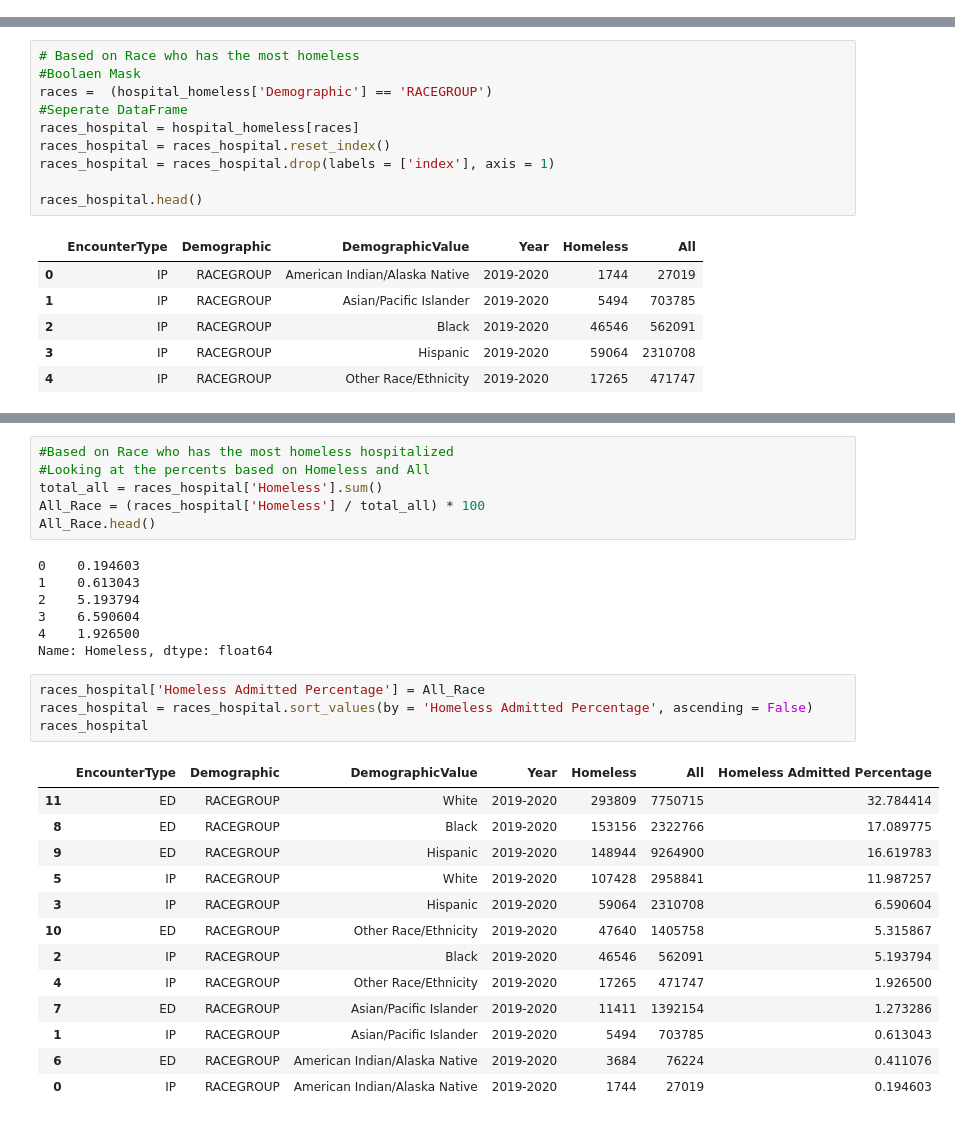
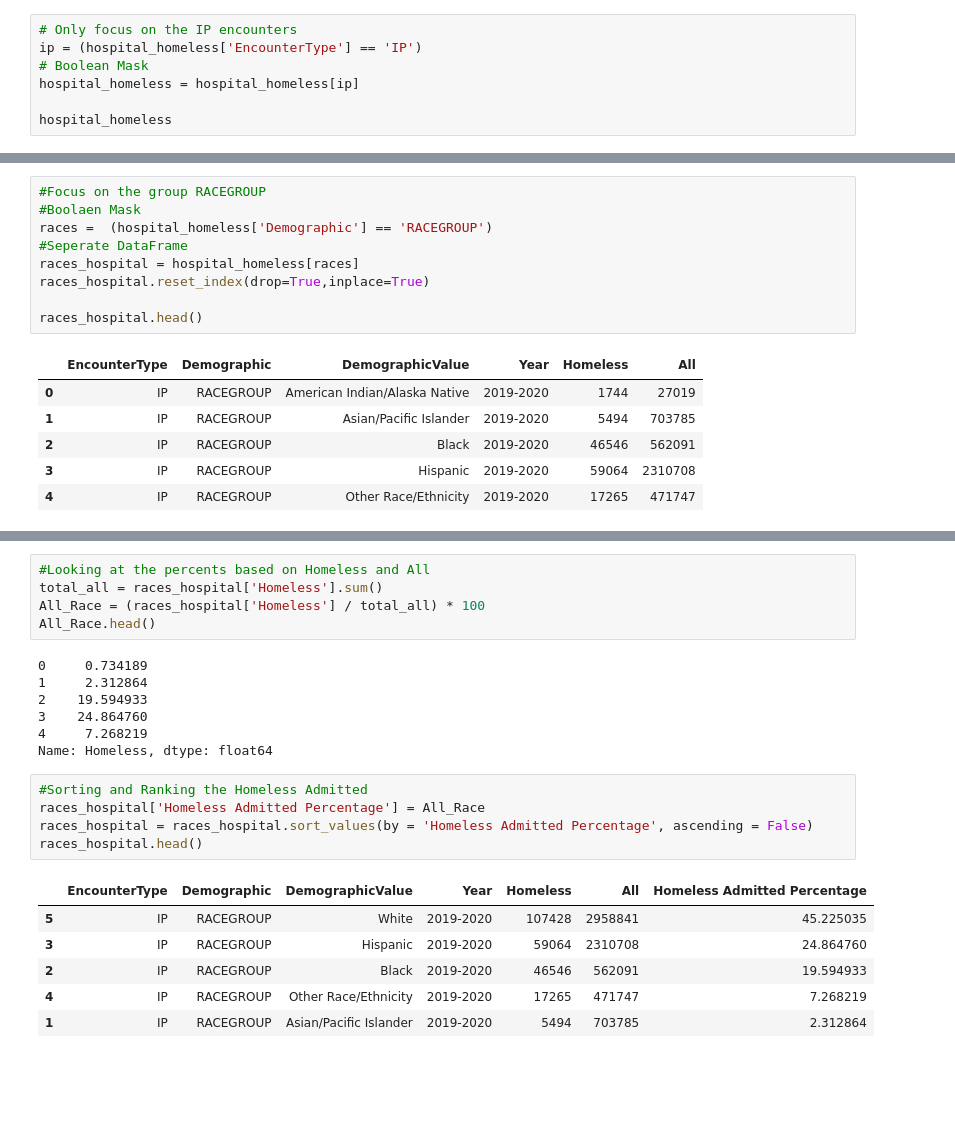
Before and after one commit to JoshPatNava/Homeless_In_Hospital, a Jupyter notebook: Homeless_Hospitlization.ipynb, the cells around one changed output, grey strips where cells are left out. Cells and saved outputs as stored; diff of their text form; blank space fills up the shorter version.

Commit message:
Need to get rid of the index col

```diff
--- a/Homeless_Hospitlization.ipynb
+++ b/Homeless_Hospitlization.ipynb
@@ -71,3 +71,10 @@ hospital_homeless
 | 31 | ED | PAYER | Other Payer | 2019-2020 | 19700 | 747537 |
 | 32 | ED | PAYER | Private Coverage | 2019-2020 | 26271 | 6268051 |
 | 33 | ED | PAYER | Uninsured | 2019-2020 | 84279 | 1550694 |
+# %%
+# Only focus on the IP encounters
+ip = (hospital_homeless['EncounterType'] == 'IP')
+# Boolean Mask
+hospital_homeless = hospital_homeless[ip]
+
+hospital_homeless
@@ -74,11 +100,10 @@ hospital_homeless
 # %%
-# Based on Race who has the most homeless
+#Focus on the group RACEGROUP
 #Boolaen Mask
 races =  (hospital_homeless['Demographic'] == 'RACEGROUP')
 #Seperate DataFrame
 races_hospital = hospital_homeless[races]
-races_hospital = races_hospital.reset_index()
-races_hospital = races_hospital.drop(labels = ['index'], axis = 1)
+races_hospital.reset_index(drop=True,inplace=True)
 
 races_hospital.head()
 # %% [output]
@@ -122,31 +116,24 @@ races_hospital.groupby('DemographicValue').agg({'Homeless':['mean', 'max',]})
 # %%
-#Based on Race who has the most homeless hospitalized
 #Looking at the percents based on Homeless and All
 total_all = races_hospital['Homeless'].sum()
 All_Race = (races_hospital['Homeless'] / total_all) * 100
 All_Race.head()
 # %% [output]
-0    0.194603
-1    0.613043
-2    5.193794
-3    6.590604
-4    1.926500
+0     0.734189
+1     2.312864
+2    19.594933
+3    24.864760
+4     7.268219
 Name: Homeless, dtype: float64
 # %%
+#Sorting and Ranking the Homeless Admitted
 races_hospital['Homeless Admitted Percentage'] = All_Race
 races_hospital = races_hospital.sort_values(by = 'Homeless Admitted Percentage', ascending = False)
-races_hospital
+races_hospital.head()
 # %% [output]
 |  | EncounterType | Demographic | DemographicValue | Year | Homeless | All | Homeless Admitted Percentage |
-| 11 | ED | RACEGROUP | White | 2019-2020 | 293809 | 7750715 | 32.784414 |
-| 8 | ED | RACEGROUP | Black | 2019-2020 | 153156 | 2322766 | 17.089775 |
-| 9 | ED | RACEGROUP | Hispanic | 2019-2020 | 148944 | 9264900 | 16.619783 |
-| 5 | IP | RACEGROUP | White | 2019-2020 | 107428 | 2958841 | 11.987257 |
-| 3 | IP | RACEGROUP | Hispanic | 2019-2020 | 59064 | 2310708 | 6.590604 |
-| 10 | ED | RACEGROUP | Other Race/Ethnicity | 2019-2020 | 47640 | 1405758 | 5.315867 |
-| 2 | IP | RACEGROUP | Black | 2019-2020 | 46546 | 562091 | 5.193794 |
-| 4 | IP | RACEGROUP | Other Race/Ethnicity | 2019-2020 | 17265 | 471747 | 1.926500 |
-| 7 | ED | RACEGROUP | Asian/Pacific Islander | 2019-2020 | 11411 | 1392154 | 1.273286 |
-| 1 | IP | RACEGROUP | Asian/Pacific Islander | 2019-2020 | 5494 | 703785 | 0.613043 |
-| 6 | ED | RACEGROUP | American Indian/Alaska Native | 2019-2020 | 3684 | 76224 | 0.411076 |
-| 0 | IP | RACEGROUP | American Indian/Alaska Native | 2019-2020 | 1744 | 27019 | 0.194603 |
+| 5 | IP | RACEGROUP | White | 2019-2020 | 107428 | 2958841 | 45.225035 |
+| 3 | IP | RACEGROUP | Hispanic | 2019-2020 | 59064 | 2310708 | 24.864760 |
+| 2 | IP | RACEGROUP | Black | 2019-2020 | 46546 | 562091 | 19.594933 |
+| 4 | IP | RACEGROUP | Other Race/Ethnicity | 2019-2020 | 17265 | 471747 | 7.268219 |
+| 1 | IP | RACEGROUP | Asian/Pacific Islander | 2019-2020 | 5494 | 703785 | 2.312864 |
```
Also changed, not shown: parts of 8 cells of this notebook.
